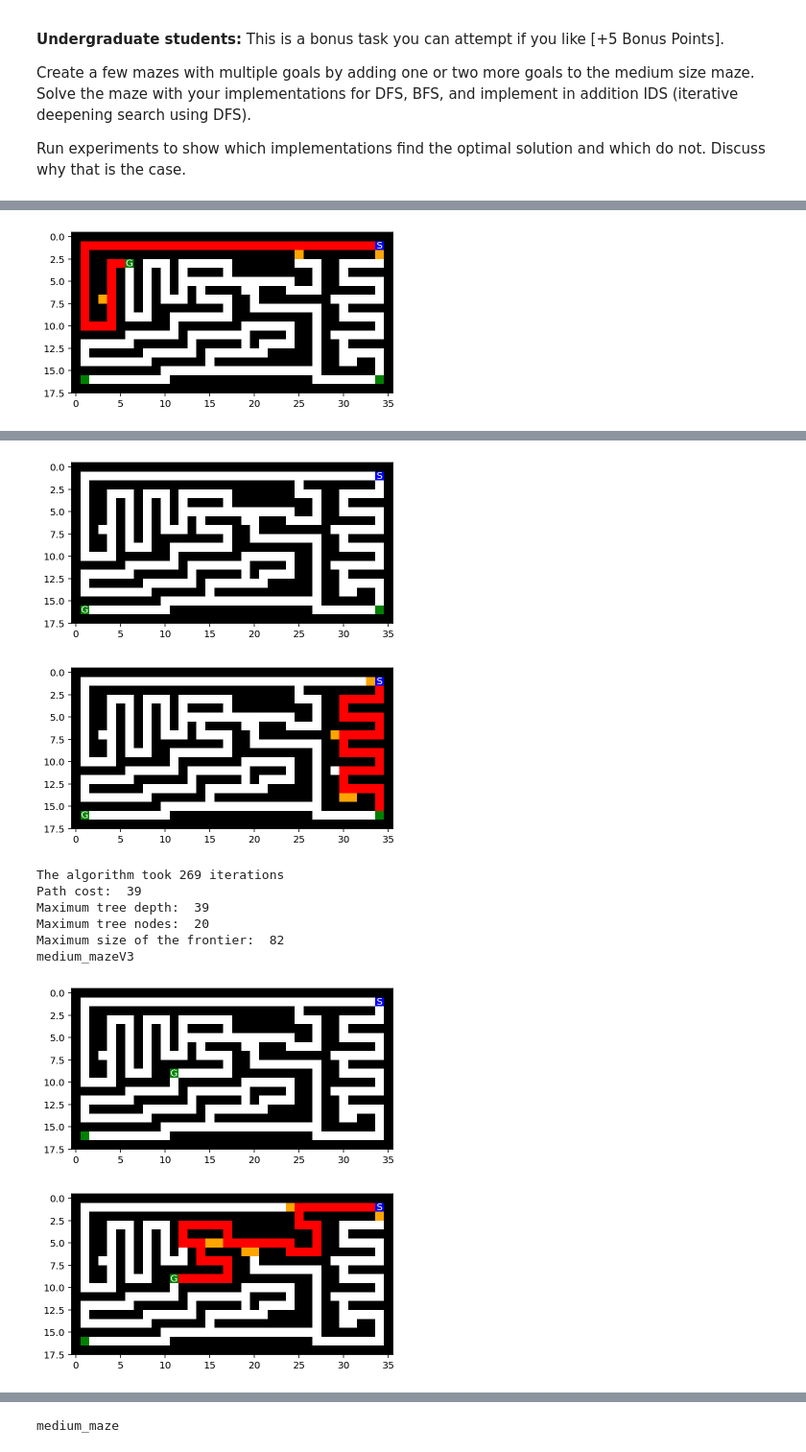
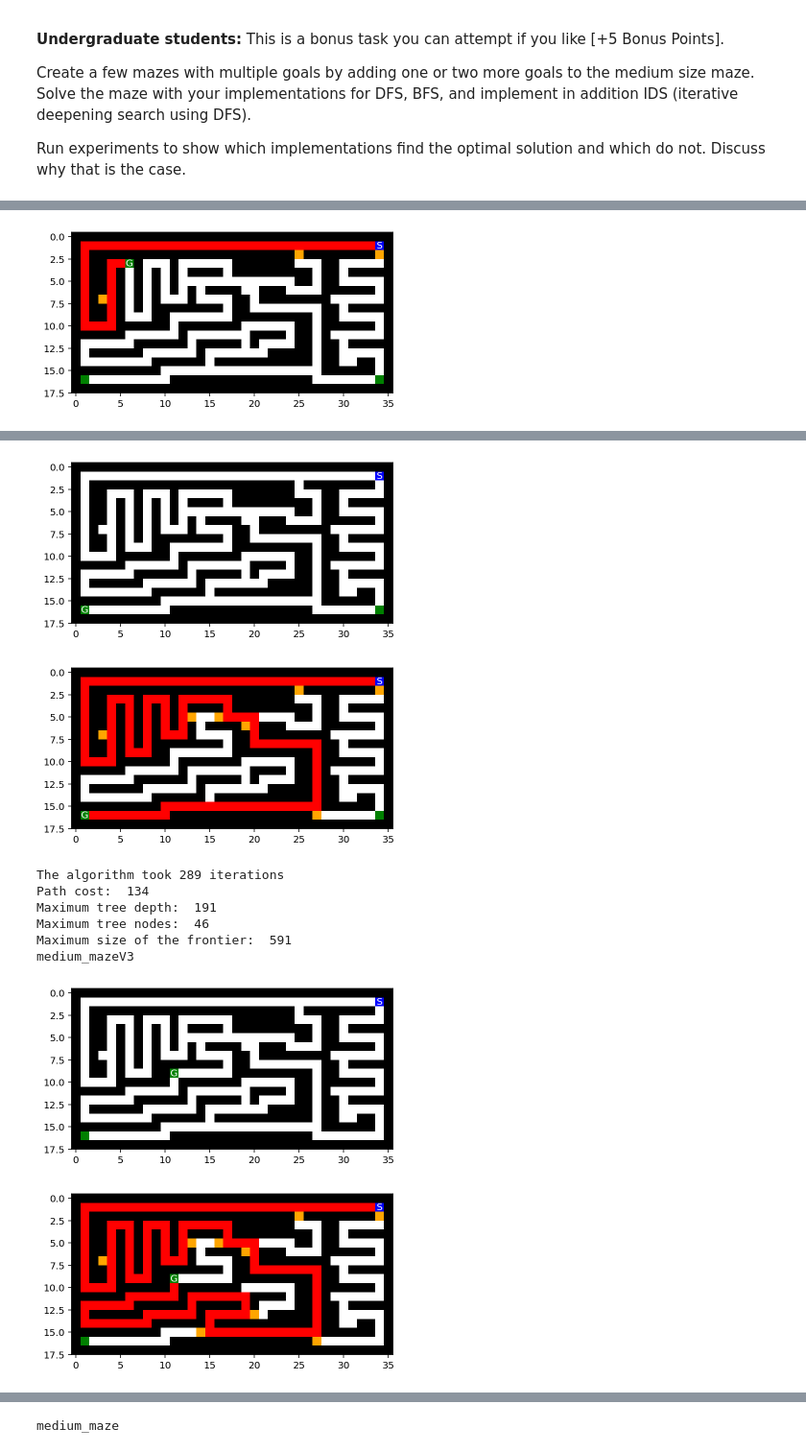
Before and after one commit to Corey23/CS7320-AI, a Jupyter notebook: Search/Maze.ipynb, the cells around one changed output, grey strips where cells are left out. Shown at 96% size. Cells and saved outputs as stored; diff of their text form; code cells hidden in the pictures.

```diff
--- a/Search/Maze.ipynb
+++ b/Search/Maze.ipynb
@@ -753,5 +765,6 @@ class HNode:
         return self.heu_score < other.heu_score
 
     def __str__(self):
-        return f"Node Heu - pos = {self.pos}; parent = {repr(self.parent)};action = {self.action}; cost = {self.cost}; score {self.heu_score}"
+        return f"Node Heu - pos = {self.pos}; parent = {repr(self.parent)};
+                action = {self.action}; cost = {self.cost}; score {self.heu_score}"
 # %%
@@ -849,12 +861,17 @@ Gmtd = []
 Gmtn = []
 Gmfs = []
 for m in mazes:
-    print(m)
     mh.show_maze(mazes[m])
+    start = time.time()
     node, path_cost, nodes_expanded, max_tree_depth, max_tree_nodes,max_frontier_size = greedy(mazes[m])
-
+    stop = time.time()
+    GTimes.append(stop - start)
+    GCost.append(path_cost)
+    Gne.append(nodes_expanded)
+    Gmtd.append(max_tree_depth)
+    Gmtn.append(max_tree_nodes)
+    Gmfs.append(max_frontier_size)
     print(f"The algorithm took {nodes_expanded} iterations")
-    #print("Solution: ", node.get_path_from_root())
     print("Path cost: ", path_cost)
     print("Maximum tree depth: ", max_tree_depth)
     print("Maximum tree nodes: ", max_tree_nodes)
@@ -976,11 +994,17 @@ Ane = []
 Amtd = []
 Amtn = []
 Amfs = []
-for maze_key in mazes:
-    print(maze_key)
-    mh.show_maze(mazes[maze_key])
-    node, path_cost, nodes_expanded, max_tree_depth, tree_size, max_frontier_size = a_star(mazes[maze_key], verbose_text=False, verbose_maze=False)
-    #showPath(maze_key, node)
+for m in mazes:
+    mh.show_maze(mazes[m])
+    start = time.time()
+    node, path_cost, nodes_expanded, max_tree_depth, tree_size, max_frontier_size = a_star(mazes[m], verbose_text=False, verbose_maze=False)
+    stop = time.time()
+    ATimes.append(stop - start)
+    ACost.append(path_cost)
+    Ane.append(nodes_expanded)
+    Amtd.append(max_tree_depth)
+    Amtn.append(max_tree_nodes)
+    Amfs.append(max_frontier_size)
     print(f"The algorithm took {nodes_expanded} steps")
     print('Path length:', path_cost)
     print('Reached squares:', nodes_expanded)
@@ -1134,9 +1375,15 @@ DFSNewmfs = []
 for m in mazes:
     print(m)
     mh.show_maze(mazes[m])
-    node, path_cost, nodes_expanded, max_tree_depth, max_tree_nodes,max_frontier_size = DFS(mazes[m],verbose=False,choosing_method='random',multipleGs=True)
+    node, path_cost, nodes_expanded, max_tree_depth, max_tree_nodes,max_frontier_size = DFS(mazes[m],verbose=False,choosing_method='SWEN',multipleGs=True)
     showPath(mazes[m], node)
-    print(f"The algorithm took {node_expanded} iterations")
+
+    DFSNewCost.append(path_cost)
+    DFSNewne.append(nodes_expanded)
+    DFSNewmtd.append(max_tree_depth)
+    DFSNewmtn.append(max_tree_nodes)
+    DFSNewmfs.append(max_frontier_size)
+    print(f"The algorithm took {nodes_expanded} iterations")
     #print("Solution: ", node.get_path_from_root())
     print("Path cost: ", path_cost)
     print("Maximum tree depth: ", max_tree_depth)
@@ -1161,15 +1408,15 @@ Maximum tree nodes:  33
 Maximum size of the frontier:  109
 medium_mazeV2
 [figure]
-[figure, old version]
+[figure, new version]
-The algorithm took 269 iterations
-Path cost:  39
-Maximum tree depth:  39
-Maximum tree nodes:  20
-Maximum size of the frontier:  82
+The algorithm took 289 iterations
+Path cost:  134
+Maximum tree depth:  191
+Maximum tree nodes:  46
+Maximum size of the frontier:  591
 medium_mazeV3
 [figure]
-[figure, old version]
+[figure, new version]
 ... (4 outputs left out)
 # %%
 mazes = loadNewMazes()
```
Also changed, not shown: parts of 41 cells of this notebook.
